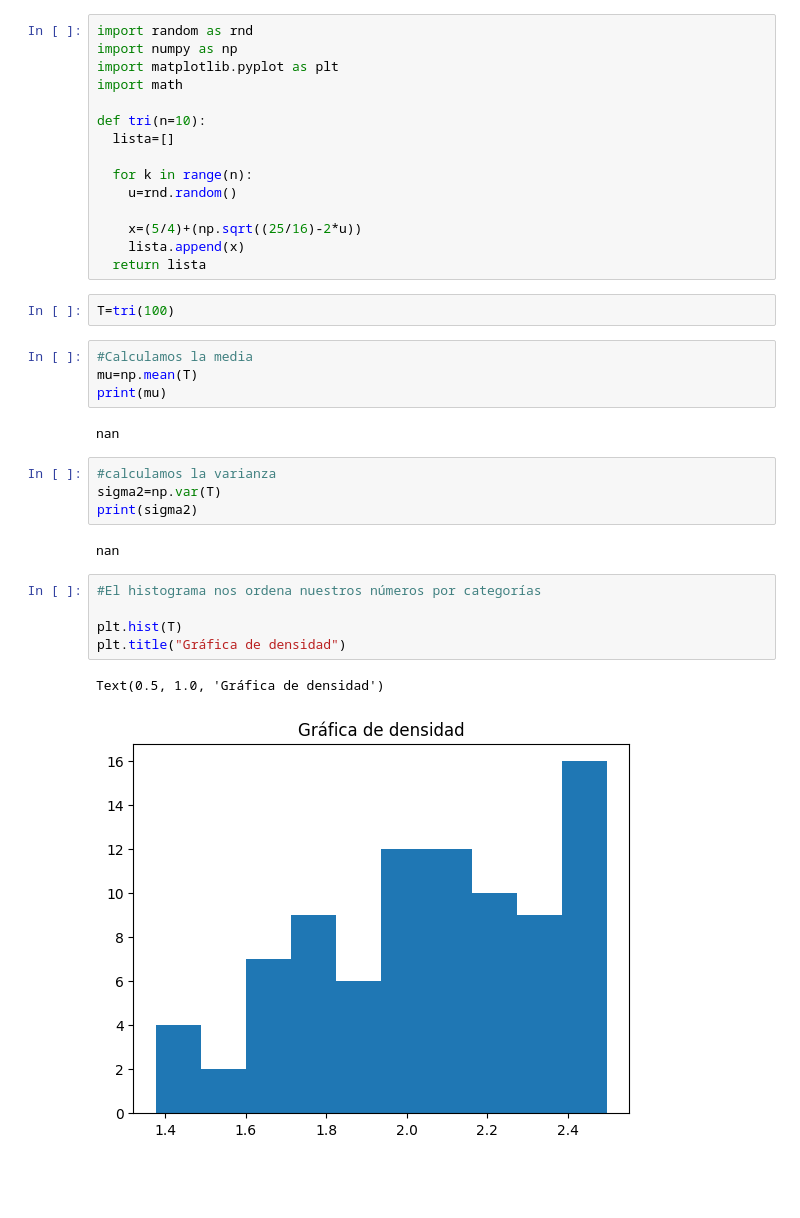
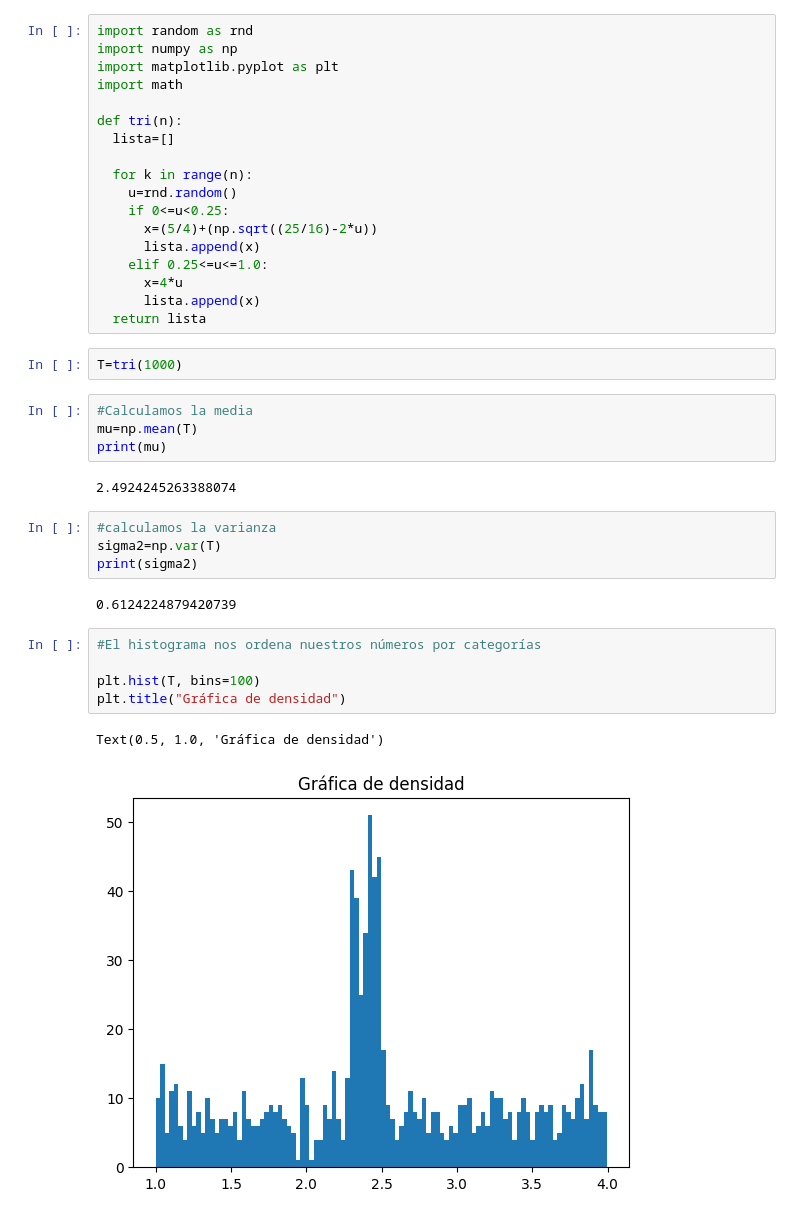
Before and after one commit to XiadaniCue/Simulaci-n-1, a Jupyter notebook: Ejemplo_de_Función_Triangular.ipynb, the cells around one changed output. Saved outputs shown, nothing was run; the diff lists cells and outputs as text; blank space fills up the shorter version.

```diff
--- a/Ejemplo_de_Función_Triangular.ipynb
+++ b/Ejemplo_de_Función_Triangular.ipynb
@@ -6,34 +6,37 @@ import numpy as np
 import matplotlib.pyplot as plt
 import math
 
-def tri(n=10):
+def tri(n):
   lista=[]
 
   for k in range(n):
     u=rnd.random()
-
-    x=(5/4)+(np.sqrt((25/16)-2*u))
-    lista.append(x)
+    if 0<=u<0.25:
+      x=(5/4)+(np.sqrt((25/16)-2*u))
+      lista.append(x)
+    elif 0.25<=u<=1.0:
+      x=4*u
+      lista.append(x)
   return lista
 # %%
-T=tri(100)
+T=tri(1000)
 # %%
 #Calculamos la media
 mu=np.mean(T)
 print(mu)
 # %% [output]
-nan
+2.4924245263388074
 # %%
 #calculamos la varianza
 sigma2=np.var(T)
 print(sigma2)
 # %% [output]
-nan
+0.6124224879420739
 # %%
 #El histograma nos ordena nuestros números por categorías
 
-plt.hist(T)
+plt.hist(T, bins=100)
 plt.title("Gráfica de densidad")
 # %% [output]
 Text(0.5, 1.0, 'Gráfica de densidad')
-[figure, old version]
+[figure, new version]
```
Also changed, not shown: parts of 4 cells of this notebook.
